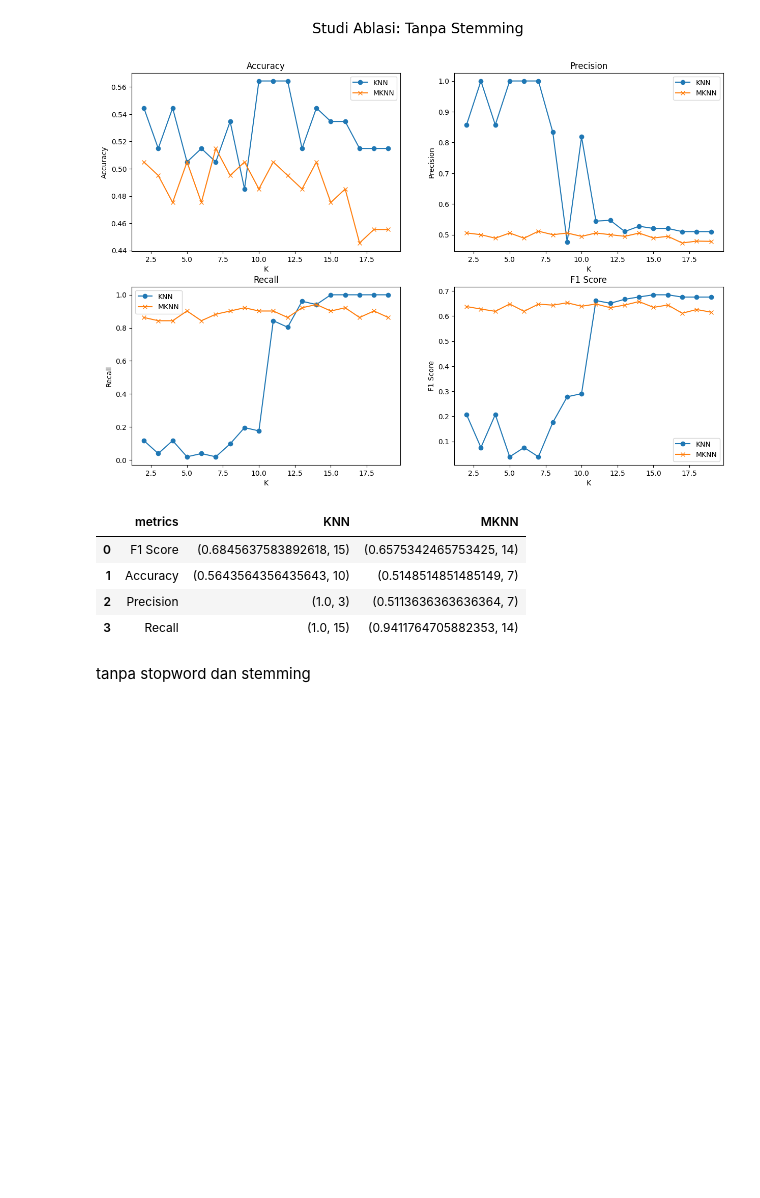
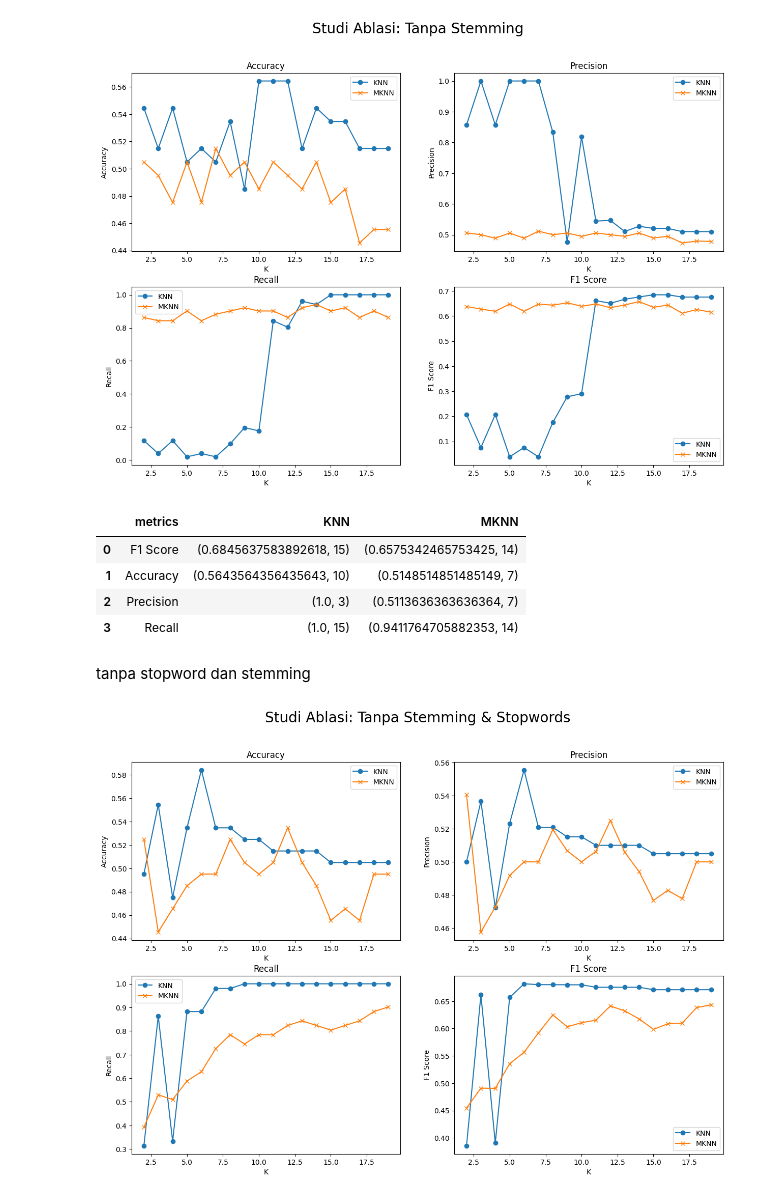
Before and after one commit to SulthanAbiyyu/proyek-akhir-ppm, a Jupyter notebook: proyek_akhir.ipynb, the cells around one changed output. Drawn from its saved outputs; the diff is of its cells as text; code cells hidden in the pictures; blank space fills up the shorter version.

```diff
--- a/proyek_akhir.ipynb
+++ b/proyek_akhir.ipynb
@@ -186,6 +186,17 @@ class KNNClassifier:
     def score(self, X, y):
         predicted_labels = self.predict(X)
         return np.mean(predicted_labels == y)
+
+def train_test_split(X, y, test_size=0.2, shuffle=True):
+    n = len(X)
+    idx = np.arange(n)
+    if shuffle:
+        np.random.shuffle(idx)
+
+    n_test = int(n * test_size)
+    test_idx = idx[:n_test]
+    train_idx = idx[n_test:]
+    return X[train_idx], X[test_idx], y[train_idx], y[test_idx]
 # %%
 data = pd.read_csv(Config.DATA_PATH)
 data["genre"].value_counts()
@@ -894,34 +900,36 @@ plt.subplot(2, 2, 2)
 plt.title("Precision")
 plt.plot(knn_precision_dict.keys(),
          knn_precision_dict.values(), label="KNN", marker="o")
 plt.plot(mknn_precision_dict.keys(),
          mknn_precision_dict.values(), label="MKNN", marker="x")
 plt.xlabel("K")
 plt.ylabel("Precision")
 plt.legend()
 
 plt.subplot(2, 2, 3)
 plt.title("Recall")
 plt.plot(knn_recall_dict.keys(), knn_recall_dict.values(),
          label="KNN", marker="o")
 plt.plot(mknn_recall_dict.keys(), mknn_recall_dict.values(),
          label="MKNN", marker="x")
 plt.xlabel("K")
 plt.ylabel("Recall")
 plt.legend()
 
 plt.subplot(2, 2, 4)
 plt.title("F1 Score")
 plt.plot(knn_f1_score_dict.keys(),
          knn_f1_score_dict.values(), label="KNN", marker="o")
 plt.plot(mknn_f1_score_dict.keys(),
          mknn_f1_score_dict.values(), label="MKNN", marker="x")
 plt.xlabel("K")
 plt.ylabel("F1 Score")
 plt.legend()
 
-plt.suptitle("Studi Ablasi: Tanpa Stemming", fontsize=20)
+plt.suptitle("Studi Ablasi: Tanpa Stemming & Stopwords", fontsize=20)
 plt.show()
+# %% [output]
+[figure, added]
 # %%
 best_f1_score_knn = np.argmax(list(knn_f1_score_dict.values())) + 2
 best_f1_score_mknn = np.argmax(list(mknn_f1_score_dict.values())) + 2
```
Also changed, not shown: parts of 4 cells of this notebook.
